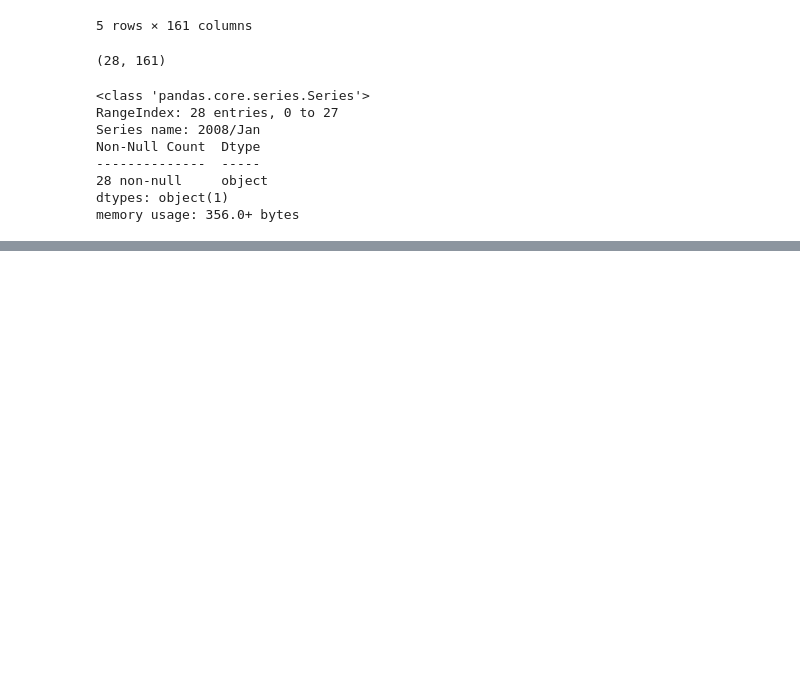
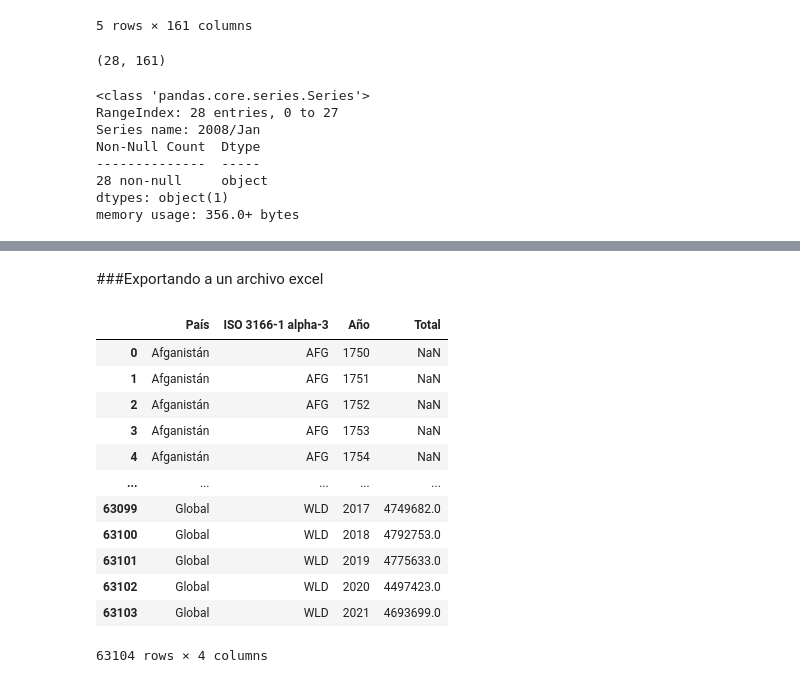
Before and after one commit to JLuceroVasquez/pandas-es-formatos-de-archivo, a Jupyter notebook: cuaderno_clases.ipynb, the cells around one changed output, grey strips where cells are left out. Cells and saved outputs as stored; diff of their text form; code cells hidden in the pictures; blank space fills up the shorter version.

```diff
--- a/cuaderno_clases.ipynb
+++ b/cuaderno_clases.ipynb
@@ -146,0 +217,24 @@ memory usage: 356.0+ bytes
+# %% [markdown]
+###Exportando a un archivo excel
+# %%
+#Con el método to_excel exportamos un dataframe en un archivo xlsx.
+path_xlsx = '/content/drive/MyDrive/Aprendizaje-vigente/Programa ONE/Ruta 5 - Aprendiendo a hacer ETL/3-pandas-es-formatos-de-archivo/aula2/emisiones_exportado.xlsx'
+
+emisionesco2_df2.to_excel(path_xlsx, index = False)
+
+#Comprobamos que la exportación haya sido correcta.
+pd.read_excel(path_xlsx)
+# %% [output]
+|  | País | ISO 3166-1 alpha-3 | Año | Total |
+| 0 | Afganistán | AFG | 1750 | NaN |
+| 1 | Afganistán | AFG | 1751 | NaN |
+| 2 | Afganistán | AFG | 1752 | NaN |
+| 3 | Afganistán | AFG | 1753 | NaN |
+| 4 | Afganistán | AFG | 1754 | NaN |
+| ... | ... | ... | ... | ... |
+| 63099 | Global | WLD | 2017 | 4749682.0 |
+| 63100 | Global | WLD | 2018 | 4792753.0 |
+| 63101 | Global | WLD | 2019 | 4775633.0 |
+| 63102 | Global | WLD | 2020 | 4497423.0 |
+| 63103 | Global | WLD | 2021 | 4693699.0 |
+63104 rows × 4 columns
```
Also changed, not shown: parts of 8 cells of this notebook.
